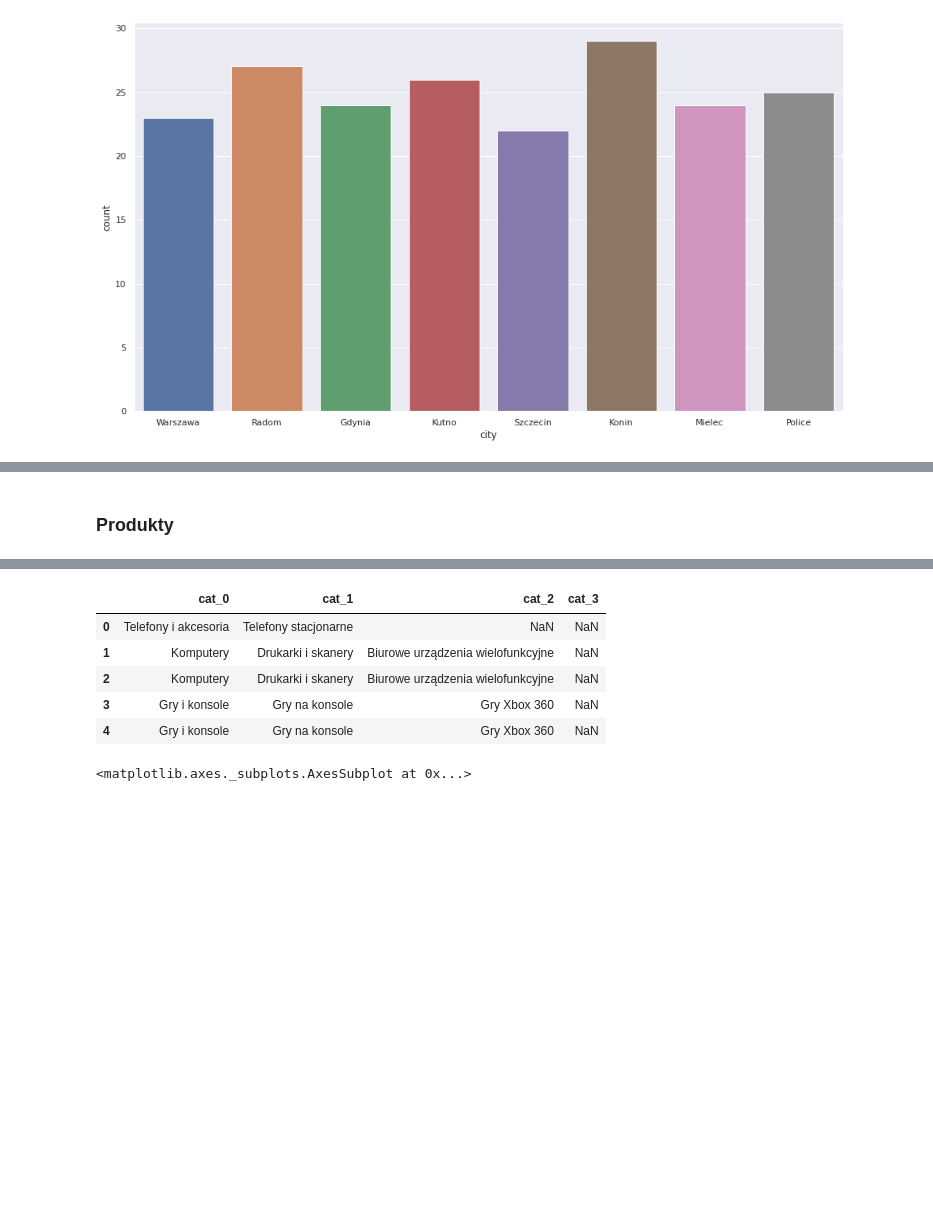
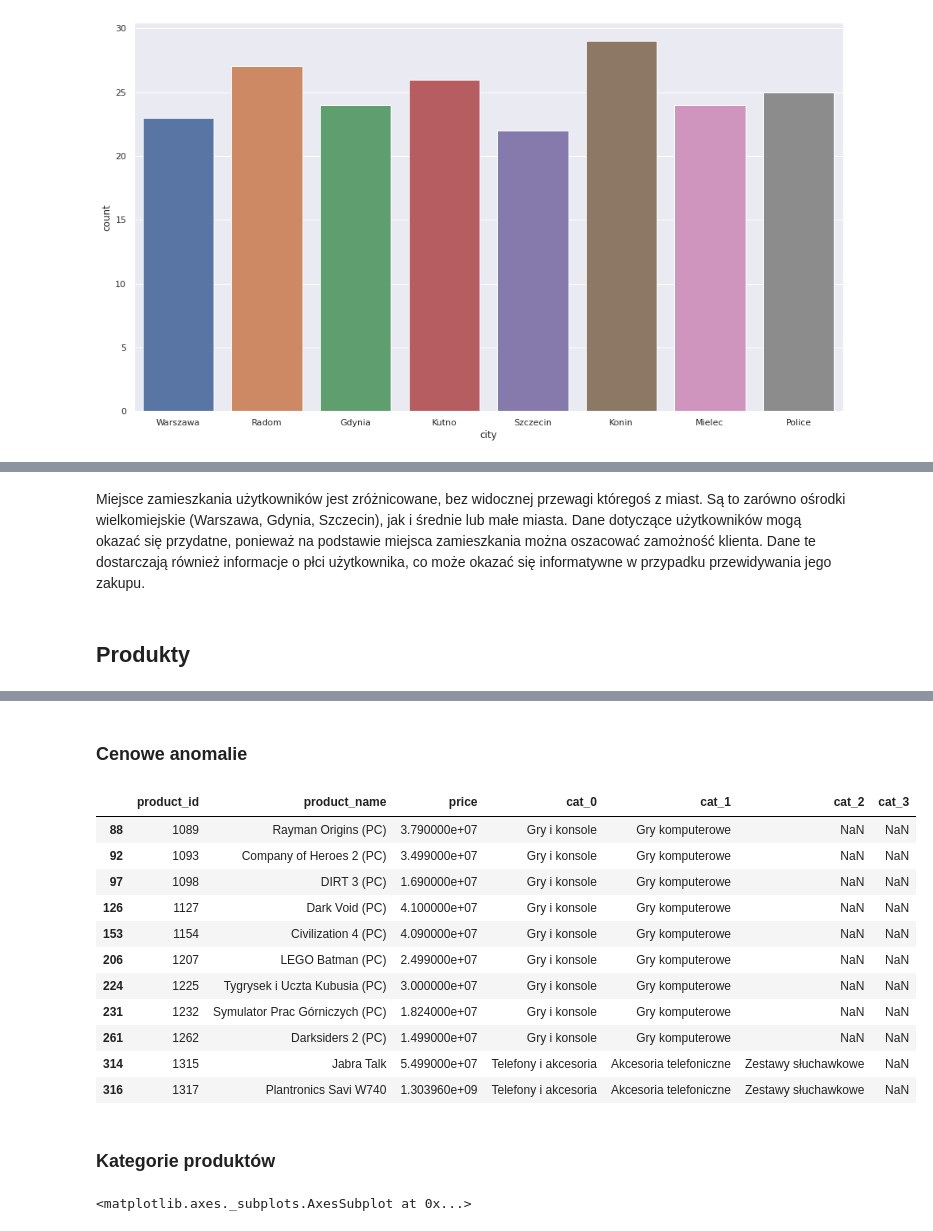
Before and after one commit to matkob/eshoppping, a Jupyter notebook: report.ipynb, the cells around one changed output, grey strips where cells are left out. Saved outputs shown, nothing was run; the diff lists cells and outputs as text; code cells hidden in the pictures; blank space fills up the shorter version.

```diff
--- a/report.ipynb
+++ b/report.ipynb
@@ -28,5 +41,8 @@ Miejsce zamieszkania użytkowników jest zróżnicowane, bez widocznej przewagi
+# %% [markdown]
+Miejsce zamieszkania użytkowników jest zróżnicowane, bez widocznej przewagi któregoś z miast. Są to zarówno ośrodki wielkomiejskie (Warszawa, Gdynia, Szczecin), jak i średnie lub małe miasta. Dane dotyczące użytkowników mogą okazać się przydatne, ponieważ na podstawie miejsca zamieszkania można oszacować zamożność klienta.
+Dane te dostarczają również informacje o płci użytkownika, co może okazać się informatywne w przypadku przewidywania jego zakupu.
 # %% [markdown]
-### Produkty
+## Produkty
 # %%
 products = raw_products = pd.read_json('data/products.jsonl', lines=True)
 categories = products.category_path.apply(lambda s: s.split(';')).apply(pd.Series)
@@ -40,15 +56,25 @@ products.head()
 | 2 | 1003 | Kyocera FS-3640MFP | 7639.00 | Komputery | Drukarki i skanery | Biurowe urządzenia wielofunkcyjne | NaN |
 | 3 | 1004 | Fallout 3 (Xbox 360) | 49.99 | Gry i konsole | Gry na konsole | Gry Xbox 360 | NaN |
 | 4 | 1005 | Szalone Króliki Na żywo i w kolor... | 49.99 | Gry i konsole | Gry na konsole | Gry Xbox 360 | NaN |
-# %%
-categories.head()
-# %% [output]
-|  | cat_0 | cat_1 | cat_2 | cat_3 |
-| 0 | Telefony i akcesoria | Telefony stacjonarne | NaN | NaN |
-| 1 | Komputery | Drukarki i skanery | Biurowe urządzenia wielofunkcyjne | NaN |
-| 2 | Komputery | Drukarki i skanery | Biurowe urządzenia wielofunkcyjne | NaN |
-| 3 | Gry i konsole | Gry na konsole | Gry Xbox 360 | NaN |
-| 4 | Gry i konsole | Gry na konsole | Gry Xbox 360 | NaN |
+# %% [markdown]
+### Cenowe anomalie
+# %%
+products[products.price > 1e7]
+# %% [output]
+|  | product_id | product_name | price | cat_0 | cat_1 | cat_2 | cat_3 |
+| 88 | 1089 | Rayman Origins (PC) | 3.790000e+07 | Gry i konsole | Gry komputerowe | NaN | NaN |
+| 92 | 1093 | Company of Heroes 2 (PC) | 3.499000e+07 | Gry i konsole | Gry komputerowe | NaN | NaN |
+| 97 | 1098 | DIRT 3 (PC) | 1.690000e+07 | Gry i konsole | Gry komputerowe | NaN | NaN |
+| 126 | 1127 | Dark Void (PC) | 4.100000e+07 | Gry i konsole | Gry komputerowe | NaN | NaN |
+| 153 | 1154 | Civilization 4 (PC) | 4.090000e+07 | Gry i konsole | Gry komputerowe | NaN | NaN |
+| 206 | 1207 | LEGO Batman (PC) | 2.499000e+07 | Gry i konsole | Gry komputerowe | NaN | NaN |
+| 224 | 1225 | Tygrysek i Uczta Kubusia (PC) | 3.000000e+07 | Gry i konsole | Gry komputerowe | NaN | NaN |
+| 231 | 1232 | Symulator Prac Górniczych (PC) | 1.824000e+07 | Gry i konsole | Gry komputerowe | NaN | NaN |
+| 261 | 1262 | Darksiders 2 (PC) | 1.499000e+07 | Gry i konsole | Gry komputerowe | NaN | NaN |
+| 314 | 1315 | Jabra Talk | 5.499000e+07 | Telefony i akcesoria | Akcesoria telefoniczne | Zestawy słuchawkowe | NaN |
+| 316 | 1317 | Plantronics Savi W740 | 1.303960e+09 | Telefony i akcesoria | Akcesoria telefoniczne | Zestawy słuchawkowe | NaN |
+# %% [markdown]
+### Kategorie produktów
 # %%
 cp = sns.countplot(x='category', orient='v', data=categories.melt(var_name='columns', value_name='category'))
 cp.set_xticklabels(cp.get_xticklabels(), rotation=40, ha="right")
```
Also changed, not shown: parts of 31 cells of this notebook.
